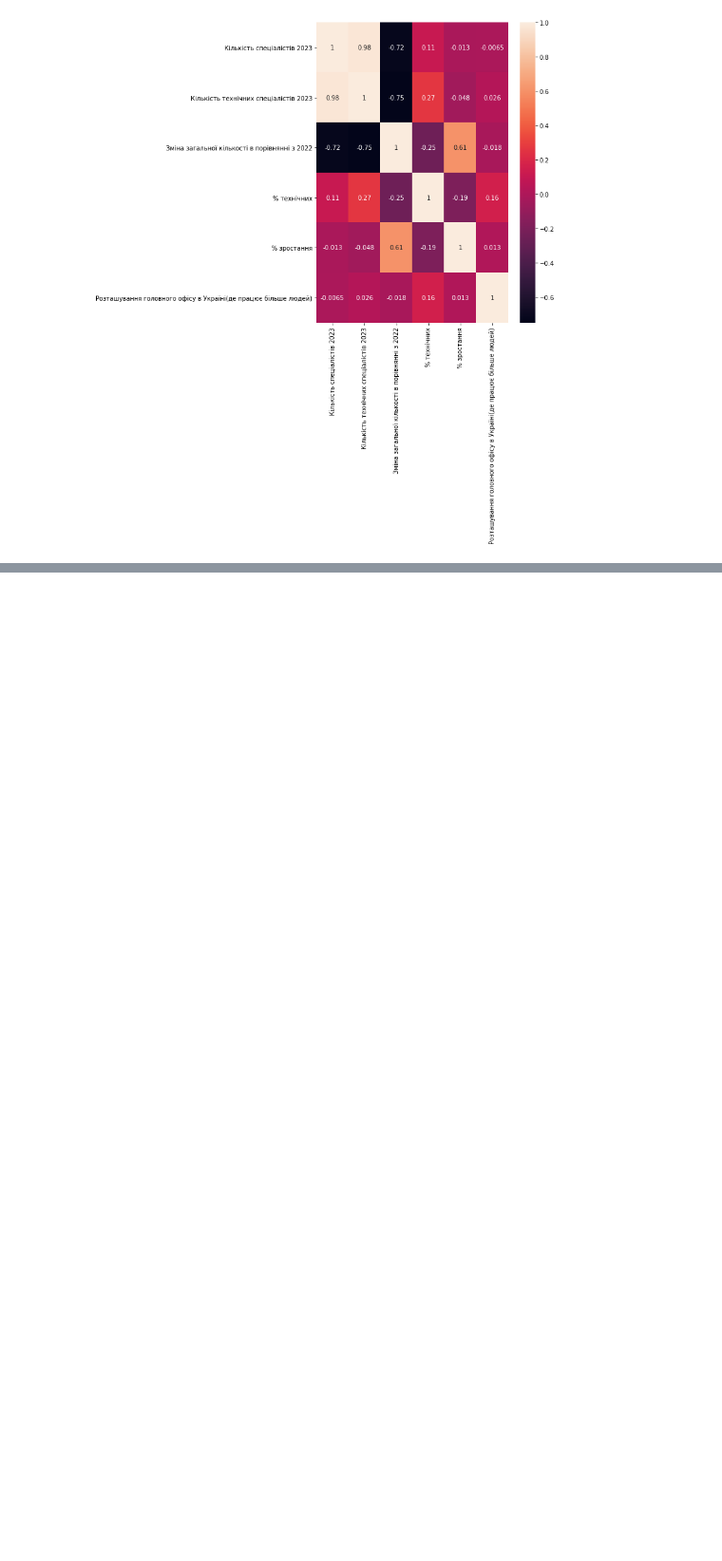
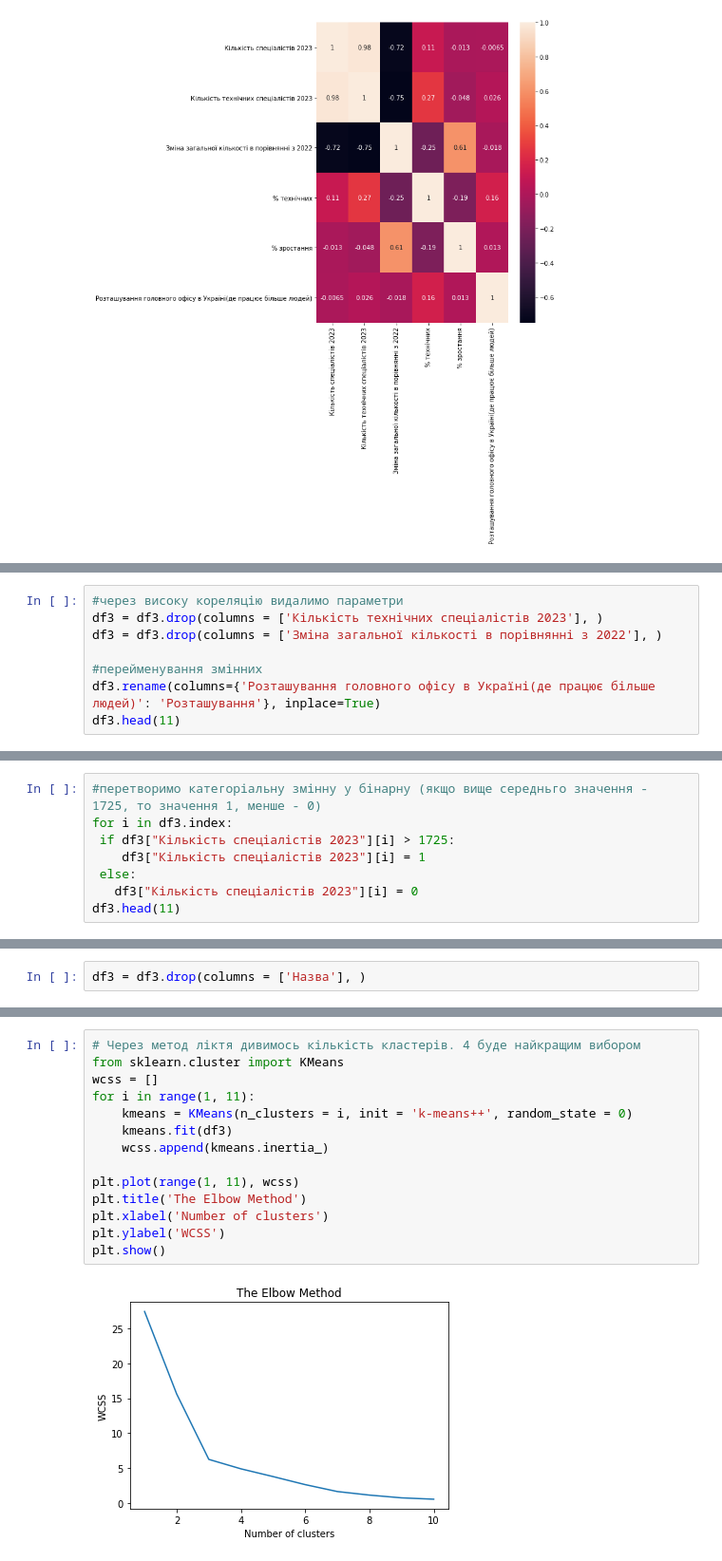
Before and after one commit to VladTarasov1/Dyploma, a Jupyter notebook: диплом.ipynb, the cells around one changed output, grey strips where cells are left out. Shown: that part at 95% size. Cells and saved outputs as stored; diff of their text form; blank space fills up the shorter version.

```diff
--- a/диплом.ipynb
+++ b/диплом.ipynb
@@ -148,0 +165,8 @@ df3.head(10)
+# %%
+#через високу кореляцію видалимо параметри
+df3 = df3.drop(columns = ['Кількість технічних спеціалістів 2023'], )
+df3 = df3.drop(columns = ['Зміна загальної кількості в порівнянні з 2022'], )
+
+#перейменування змінних
+df3.rename(columns={'Розташування головного офісу в Україні(де працює більше людей)': 'Розташування'}, inplace=True)
+df3.head(11)
@@ -148,0 +203,8 @@ df3.head(10)
+# %%
+#перетворимо категоріальну змінну у бінарну (якщо вище середньго значення - 1725, то значення 1, менше - 0)
+for i in df3.index:
+ if df3["Кількість спеціалістів 2023"][i] > 1725:
+    df3["Кількість спеціалістів 2023"][i] = 1
+ else:
+   df3["Кількість спеціалістів 2023"][i] = 0
+df3.head(11)
@@ -149 +232,3 @@ df3.head(10)
+# %%
+df3 = df3.drop(columns = ['Назва'], )
 # %%
@@ -220,0 +282,16 @@ plt.show()
+# %%
+# Через метод ліктя дивимось кількість кластерів. 4 буде найкращим вибором
+from sklearn.cluster import KMeans
+wcss = []
+for i in range(1, 11):
+    kmeans = KMeans(n_clusters = i, init = 'k-means++', random_state = 0)
+    kmeans.fit(df3)
+    wcss.append(kmeans.inertia_)
+
+plt.plot(range(1, 11), wcss)
+plt.title('The Elbow Method')
+plt.xlabel('Number of clusters')
+plt.ylabel('WCSS')
+plt.show()
+# %% [output]
+[figure, added]
```
Also changed, not shown: parts of 25 cells of this notebook.
